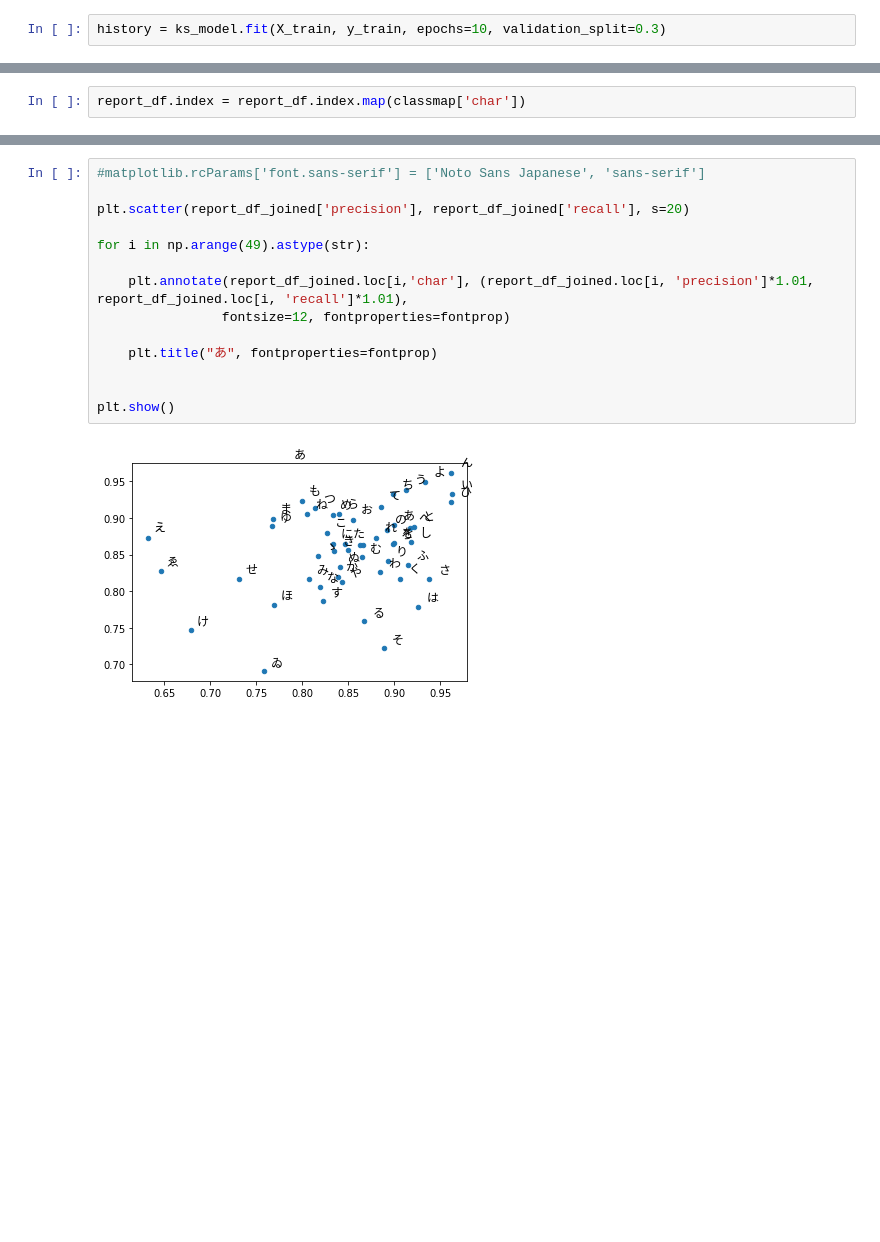
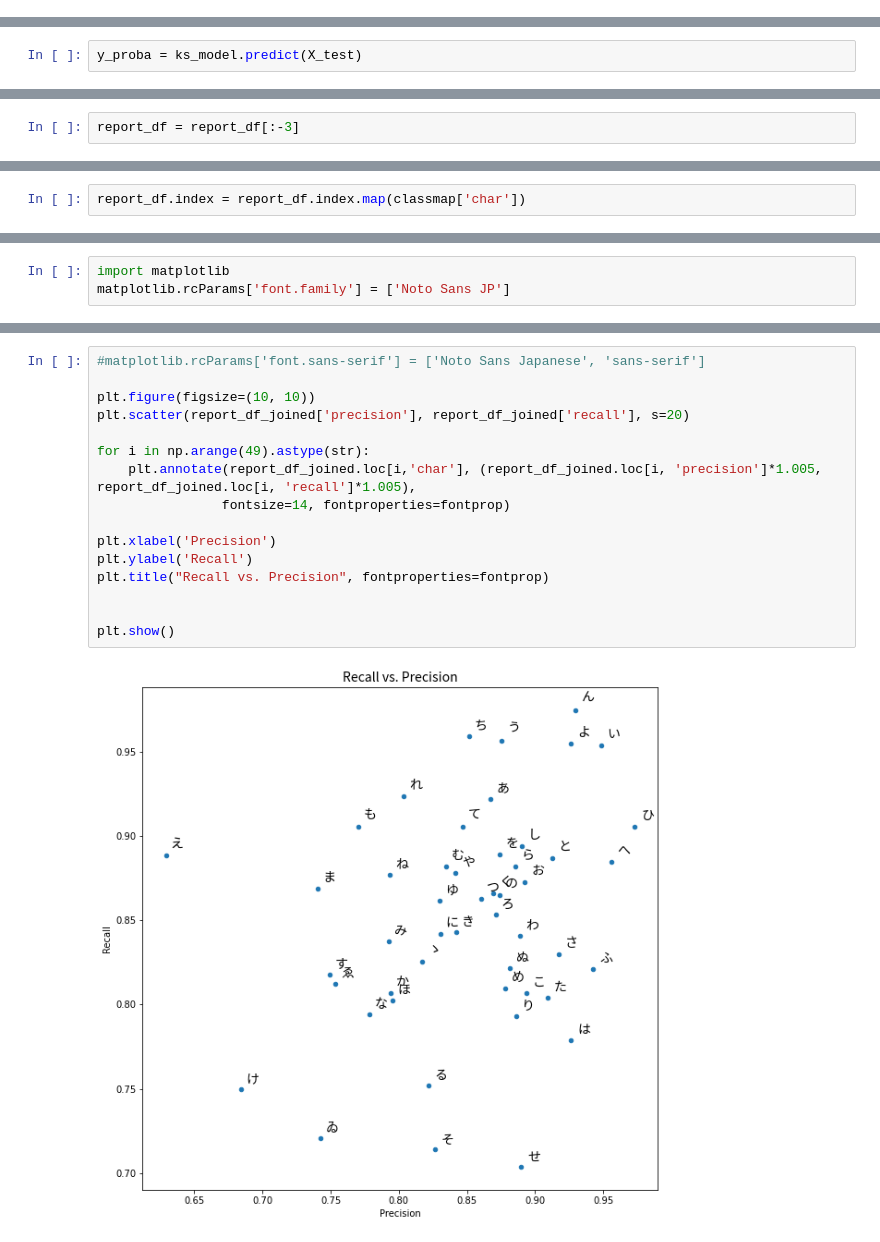
Before and after one commit to mylesmharrison/Kuzushiji-49-CNN, a Jupyter notebook: Kuzushiiji-Pt-2.ipynb, the cells around one changed output, grey strips where cells are left out. Cells and saved outputs as stored; diff of their text form; blank space fills up the shorter version.

Commit message:
initial model eval for Pt. 2

```diff
--- a/Kuzushiiji-Pt-2.ipynb
+++ b/Kuzushiiji-Pt-2.ipynb
@@ -370,2 +392,0 @@ plt.show()
-# %%
-history = ks_model.fit(X_train, y_train, epochs=10, validation_split=0.3)
@@ -392,0 +428,2 @@ Epoch 10/10
+# %%
+y_proba = ks_model.predict(X_test)
@@ -413,0 +489,2 @@ report_df.head()
+# %%
+report_df = report_df[:-3]
@@ -443,0 +546,3 @@ Index(['0', '1', '2', '3', '4', '5', '6', '7', '8', '9', '10', '11', '12',
+# %%
+import matplotlib
+matplotlib.rcParams['font.family'] = ['Noto Sans JP']
@@ -444,16 +558,18 @@ Index(['0', '1', '2', '3', '4', '5', '6', '7', '8', '9', '10', '11', '12',
 # %%
 #matplotlib.rcParams['font.sans-serif'] = ['Noto Sans Japanese', 'sans-serif']
 
+plt.figure(figsize=(10, 10))
 plt.scatter(report_df_joined['precision'], report_df_joined['recall'], s=20)
 
 for i in np.arange(49).astype(str):
+    plt.annotate(report_df_joined.loc[i,'char'], (report_df_joined.loc[i, 'precision']*1.005, report_df_joined.loc[i, 'recall']*1.005),
+                fontsize=14, fontproperties=fontprop)
 
-    plt.annotate(report_df_joined.loc[i,'char'], (report_df_joined.loc[i, 'precision']*1.01, report_df_joined.loc[i, 'recall']*1.01),
-                fontsize=12, fontproperties=fontprop)
-
-    plt.title("あ", fontproperties=fontprop)
+plt.xlabel('Precision')
+plt.ylabel('Recall')
+plt.title("Recall vs. Precision", fontproperties=fontprop)
 
 
 plt.show()
 # %% [output]
-[figure, old version]
+[figure, new version]
```
Also changed, not shown: parts of 45 cells of this notebook.
